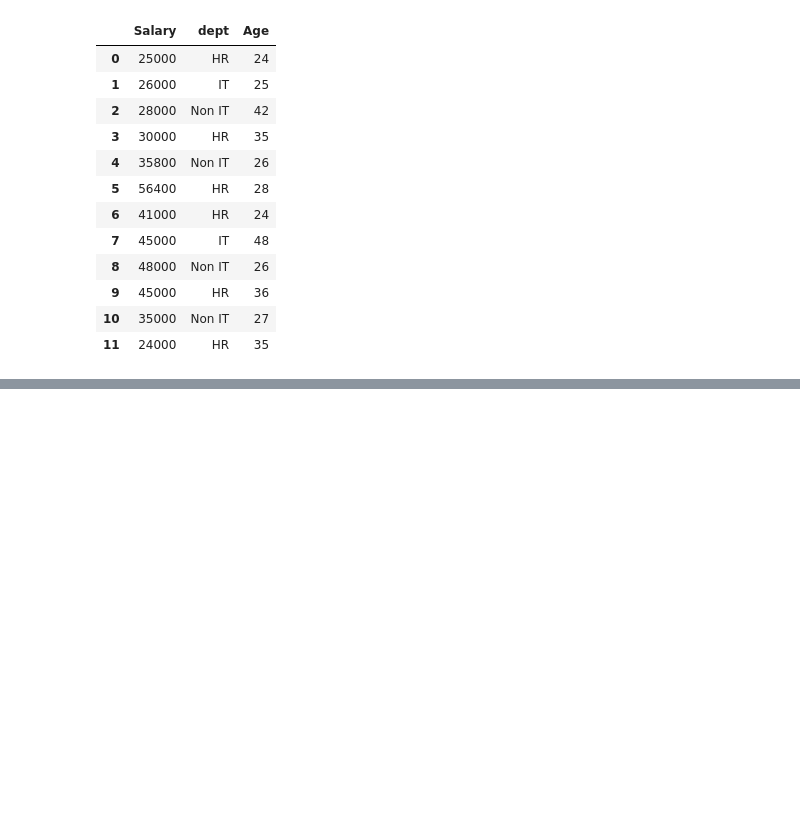
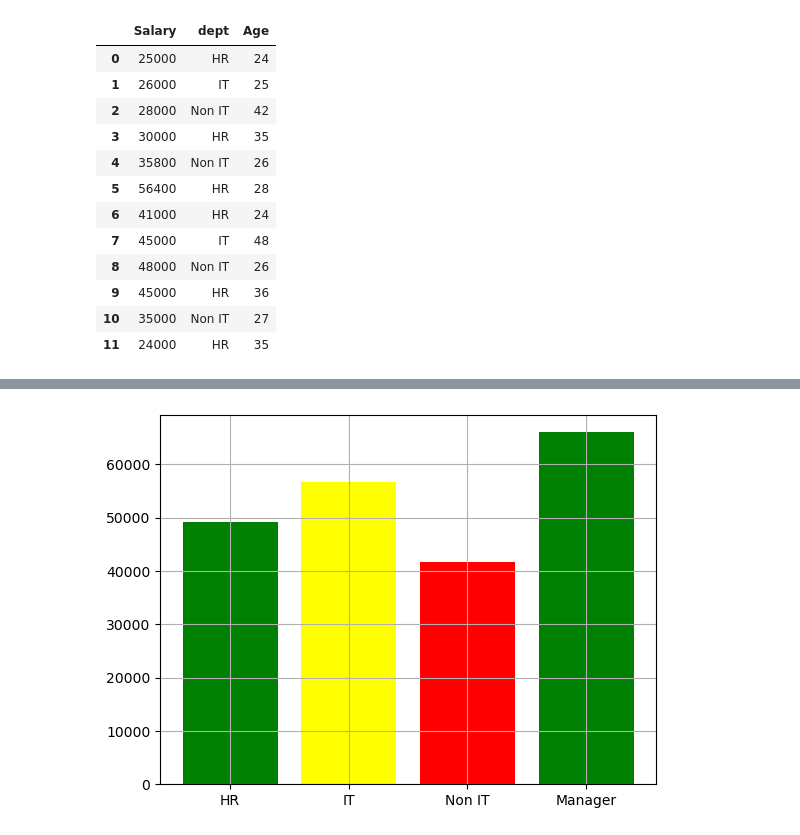
Before and after one commit to lakshmikant-hunachal/Python, a Jupyter notebook: matplotlib-checkpoint.ipynb, the cells around one changed output, grey strips where cells are left out. Cells and saved outputs as stored; diff of their text form; code cells hidden in the pictures; blank space fills up the shorter version.

```diff
--- a/matplotlib-checkpoint.ipynb
+++ b/matplotlib-checkpoint.ipynb
@@ -222,0 +306,12 @@ df
+# %%
+hr_mean=sum(Hr_sal)/len(Hr_sal)
+IT_mean=sum(IT_sal)/len(IT_sal)
+ITN_mean=sum(ITN_sal)/len(ITN_sal)
+ma_mean=sum(Ma_sal)/len(Ma_sal)
+#first we are find out the mean of the salary acc into dept name
+#represention data using bar
+plt.bar(["HR","IT","Non IT","Manager"],[hr_mean,IT_mean,ITN_mean,ma_mean],color=["green","yellow","red"])
+plt.grid()
+plt.show()
+# %% [output]
+[figure, added]
```
Also changed, not shown: parts of 20 cells of this notebook, 1 other file.
